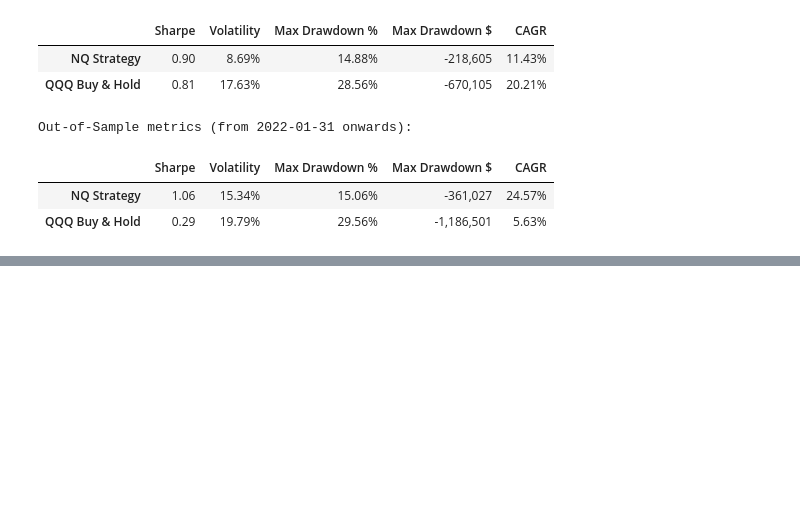
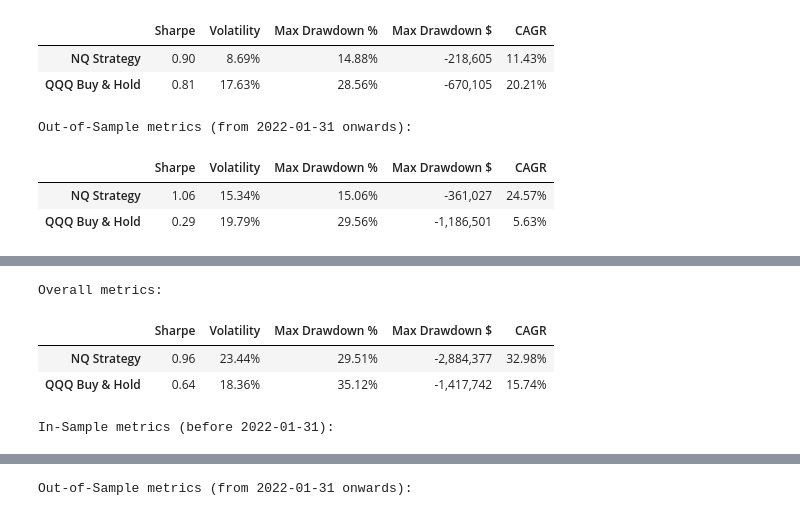
Before and after one commit to giovannibrusco/nq-intraday-breakout, a Jupyter notebook: NQ_breakout.ipynb, the cells around one changed output, grey strips where cells are left out. Cells and saved outputs as stored; diff of their text form; code cells hidden in the pictures; blank space fills up the shorter version.

```diff
--- a/NQ_breakout.ipynb
+++ b/NQ_breakout.ipynb
@@ -532,0 +894,78 @@ Out-of-Sample metrics (from 2022-01-31 onwards):
+# %%
+import numpy as np
+import pandas as pd
+
+if 'strategy_daily_equity' not in locals() or 'qqq_daily_equity' not in locals():
+    raise RuntimeError('Run the plotting cell to build aligned equity curves before computing metrics.')
+
+def compute_metrics(equity_series, freq=252):
+    returns = equity_series.pct_change().dropna()
+    if returns.empty:
+        return {
+            'Sharpe': np.nan,
+            'Volatility': np.nan,
+            'Max Drawdown %': np.nan,
+            'Max Drawdown $': np.nan,
+            'CAGR': np.nan
+        }
+    avg_ret = returns.mean()
+    std_ret = returns.std(ddof=1)
+    vol = std_ret * np.sqrt(freq)
+    sharpe = avg_ret / std_ret * np.sqrt(freq) if std_ret > 0 else np.nan
+    running_max = equity_series.cummax()
+    drawdown_abs = equity_series - running_max
+    drawdown_pct = drawdown_abs / running_max
+    max_dd_abs = drawdown_abs.min()
+    max_dd_pct = drawdown_pct.min()
+    total_years = (equity_series.index[-1] - equity_series.index[0]).days / 365.25
+    cagr = (equity_series.iloc[-1] / equity_series.iloc[0]) ** (1 / total_years) - 1 if total_years > 0 else np.nan
+    return {
+        'Sharpe': sharpe,
+        'Volatility': vol,
+        'Max Drawdown %': max_dd_pct,
+        'Max Drawdown $': max_dd_abs,
+        'CAGR': cagr
+    }
+
+def compute_segment_metrics(strategy_eq, benchmark_eq, freq=252):
+    data = [
+        compute_metrics(strategy_eq, freq),
+        compute_metrics(benchmark_eq, freq)
+    ]
+    return pd.DataFrame(data, index=['NQ Strategy', 'QQQ Buy & Hold'])
+
+def format_metrics(df):
+    formatted = df.copy()
+    if 'Sharpe' in formatted.columns:
+        formatted['Sharpe'] = formatted['Sharpe'].map(lambda x: f"{x:.2f}" if pd.notnull(x) else '—')
+    if 'Volatility' in formatted.columns:
+        formatted['Volatility'] = formatted['Volatility'].map(lambda x: f"{x:.2%}" if pd.notnull(x) else '—')
+    if 'Max Drawdown %' in formatted.columns:
+        formatted['Max Drawdown %'] = formatted['Max Drawdown %'].map(lambda x: f"{abs(x):.2%}" if pd.notnull(x) else '—')
+    if 'Max Drawdown $' in formatted.columns:
+        formatted['Max Drawdown $'] = formatted['Max Drawdown $'].map(lambda x: f"{x:,.0f}" if pd.notnull(x) else '—')
+    if 'CAGR' in formatted.columns:
+        formatted['CAGR'] = formatted['CAGR'].map(lambda x: f"{x:.2%}" if pd.notnull(x) else '—')
+    return formatted
+
+overall_df = compute_segment_metrics(strategy_daily_equity, qqq_daily_equity)
+print('Overall metrics:')
+display(format_metrics(overall_df))
+
+split_date = pd.Timestamp('2022-01-31')
+strategy_in_sample = strategy_daily_equity[strategy_daily_equity.index < split_date]
+strategy_oos = strategy_daily_equity[strategy_daily_equity.index >= split_date]
+benchmark_in_sample = qqq_daily_equity[qqq_daily_equity.index < split_date]
+benchmark_oos = qqq_daily_equity[qqq_daily_equity.index >= split_date]
+
+print('In-Sample metrics (before {}):'.format(split_date.date()))
+display(format_metrics(compute_segment_metrics(strategy_in_sample, benchmark_in_sample)))
+
+print('Out-of-Sample metrics (from {} onwards):'.format(split_date.date()))
+display(format_metrics(compute_segment_metrics(strategy_oos, benchmark_oos)))
+# %% [output]
+Overall metrics:
+|  | Sharpe | Volatility | Max Drawdown % | Max Drawdown $ | CAGR |
+| NQ Strategy | 0.96 | 23.44% | 29.51% | -2,884,377 | 32.98% |
+| QQQ Buy & Hold | 0.64 | 18.36% | 35.12% | -1,417,742 | 15.74% |
+In-Sample metrics (before 2022-01-31):
@@ -532,0 +975 @@ Out-of-Sample metrics (from 2022-01-31 onwards):
+Out-of-Sample metrics (from 2022-01-31 onwards):
```
Also changed, not shown: parts of 3 cells of this notebook.
